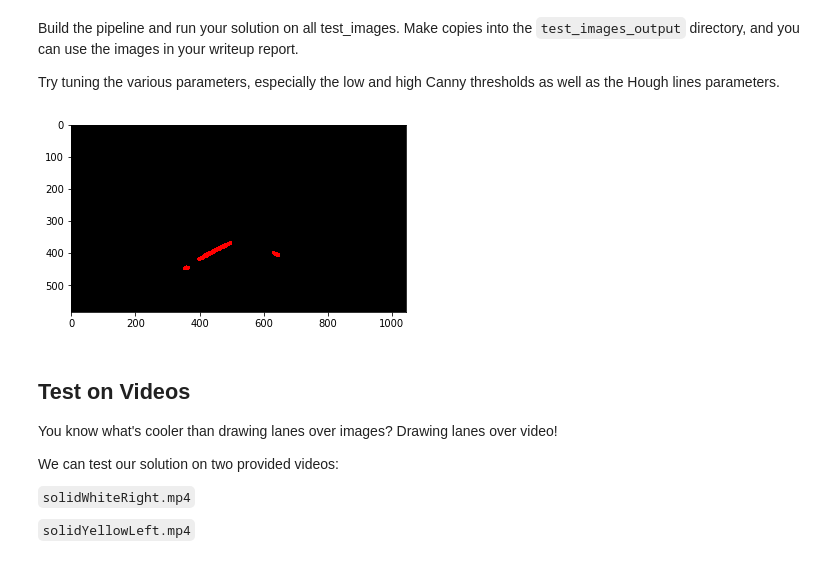
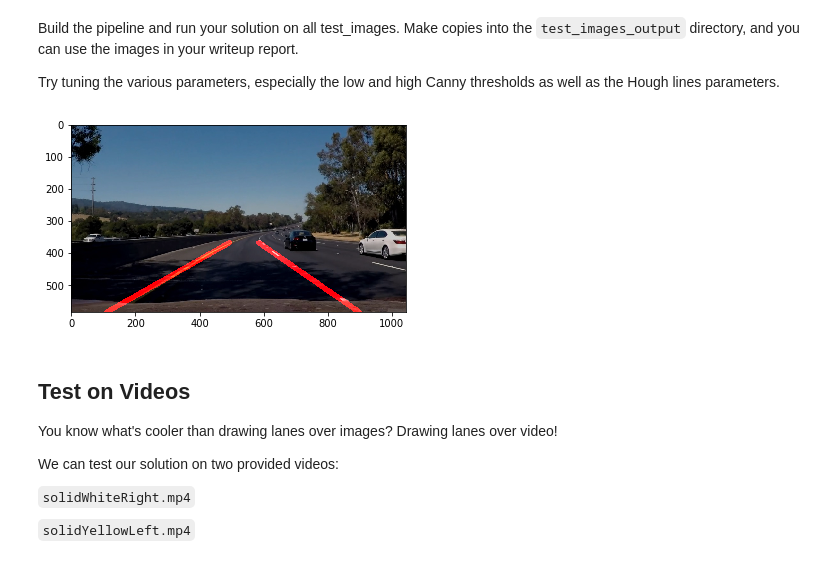
Before and after one commit to janreerink/CarND_Project1_lanelines, a Jupyter notebook: P1.ipynb, the cells around one changed output. Drawn from its saved outputs; the diff is of its cells as text; code cells hidden in the pictures.

```diff
--- a/P1.ipynb
+++ b/P1.ipynb
@@ -185,20 +185,7 @@ def draw_lines(img, lines, color=[255, 0, 0], thickness=15):
         cv2.line(more_lines, (rh_lower_x, rh_lower_y), (rh_upper_x, rh_upper_y), color, thickness)
     except:
         pass
-
-    #draw lines on mask and combine with initial image
-
-    try:
-
-
-    except:
-        print(lh_upper_x, lh_upper_y, lh_lower_x, lh_lower_y)
-        print(rh_upper_x, rh_upper_y, rh_lower_x, rh_lower_y)
-        result = weighted_img(more_lines, img)
-    else:
-        print('no points for one lane detected')
-        print(x_list_rh)
-        print(x_list_lh)
+    result = weighted_img(more_lines, img)
     return result
 
 
@@ -313,9 +303,6 @@ Try tuning the various parameters, especially the low and high Canny thresholds
 # TODO: Build your pipeline that will draw lane lines on the test_images
 # then save them to the test_images directory.
 
-#parameters:
-#lowerb = [170, 150, 60]
-#upperb = [250, 250, 250]
 
 lowerb = [180, 140, 10]
 upperb = [255, 255, 120]
@@ -330,8 +317,6 @@ x_hor_width = 0.042
 t_folder = 'test_images/'
 t_o_folder = 'test_images_output/'
 gb_kernel_size = 5
-#canny_low_threshold = 50
-#canny_high_threshold = 150
 canny_low_threshold = 50
 canny_high_threshold = 150
 
@@ -339,7 +324,7 @@ canny_high_threshold = 150
 h_rho = 2 # distance resolution in pixels of the Hough grid
 h_theta = np.pi/180 # angular resolution in radians of the Hough grid
 h_threshold = 3     # minimum number of votes (intersections in Hough grid cell)
-h_min_line_length = 10 #minimum number of pixels making up a line
+h_min_line_length = 5 #minimum number of pixels making up a line
 h_max_line_gap = 5    # maximum gap in pixels between connectable line segments
 
 
@@ -348,35 +333,35 @@ for img in os.listdir("test_images/"):
     image = mpimg.imread(t_folder + img)
     #if img == 'solidWhiteRight.jpg':
     #if img == 'solidYellowCurve.jpg':
     if img == 't2.jpg':
         red_color = color_select(image, lowerb, upperb, lowerb_w, upperb_w)
         #convert to grayscale
         gray = grayscale(red_color)
         #blurr image
         blur_gray = gaussian_blur(gray, gb_kernel_size)
         #find edges
         edges = canny(blur_gray, canny_low_threshold, canny_high_threshold)
 
         #reduce to region of interest
         imshape = image.shape
         vertices = np.array([[((imshape[1] * x_offset),imshape[0]),
                               ((imshape[1]/2.0) - int(round(imshape[1] * x_hor_width)), int(round(roi_y_limit * imshape[0]))),
                               ((imshape[1]/2.0) + int(round(imshape[1] * x_hor_width)), int(round(roi_y_limit * imshape[0]))),
                               ((imshape[1] - int(round(imshape[1] * x_offset)), imshape[0]))
                              ]], dtype=np.int32)
         reduced = region_of_interest(edges, vertices)
         #find lines
         line_img, lines = hough_lines(reduced, h_rho, h_theta, h_threshold, h_min_line_length, h_max_line_gap)
 
         #extrapolate lines and draw on initial image
         result = draw_lines(image, lines)
 
         #save result to folder
         #mpimg.imsave(t_o_folder + 'mod_' + img , result, format='jpg')
         #show
-        plt.imshow(line_img)
+        plt.imshow(result)
 # %% [output]
-[figure, old version]
+[figure, new version]
 # %% [markdown]
 ## Test on Videos
 
```
Also changed, not shown: parts of 5 cells of this notebook.
